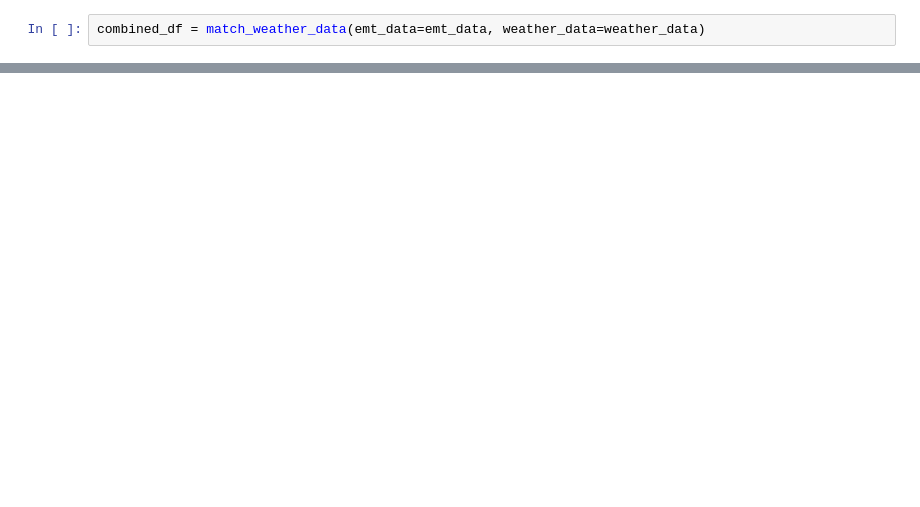
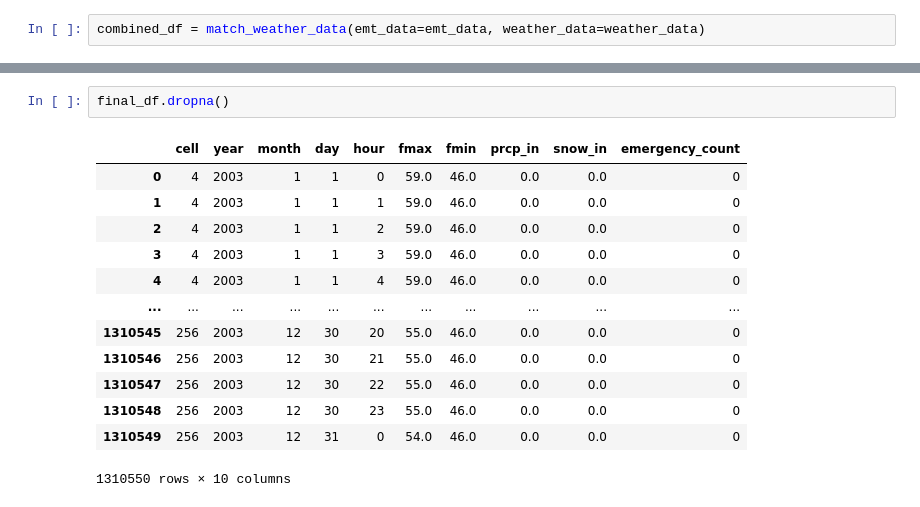
Before and after one commit to phtevesn/EMSHeatMap, a Jupyter notebook: notebooks/examin_raw_emt.ipynb, the cells around one changed output, grey strips where cells are left out. Drawn from its saved outputs; the diff is of its cells as text; blank space fills up the shorter version.

```diff
--- a/notebooks/examin_raw_emt.ipynb
+++ b/notebooks/examin_raw_emt.ipynb
@@ -62,0 +137,16 @@ combined_df = match_weather_data(emt_data=emt_data, weather_data=weather_data)
+# %%
+final_df.dropna()
+# %% [output]
+|  | cell | year | month | day | hour | fmax | fmin | prcp_in | snow_in | emergency_count |
+| 0 | 4 | 2003 | 1 | 1 | 0 | 59.0 | 46.0 | 0.0 | 0.0 | 0 |
+| 1 | 4 | 2003 | 1 | 1 | 1 | 59.0 | 46.0 | 0.0 | 0.0 | 0 |
+| 2 | 4 | 2003 | 1 | 1 | 2 | 59.0 | 46.0 | 0.0 | 0.0 | 0 |
+| 3 | 4 | 2003 | 1 | 1 | 3 | 59.0 | 46.0 | 0.0 | 0.0 | 0 |
+| 4 | 4 | 2003 | 1 | 1 | 4 | 59.0 | 46.0 | 0.0 | 0.0 | 0 |
+| ... | ... | ... | ... | ... | ... | ... | ... | ... | ... | ... |
+| 1310545 | 256 | 2003 | 12 | 30 | 20 | 55.0 | 46.0 | 0.0 | 0.0 | 0 |
+| 1310546 | 256 | 2003 | 12 | 30 | 21 | 55.0 | 46.0 | 0.0 | 0.0 | 0 |
+| 1310547 | 256 | 2003 | 12 | 30 | 22 | 55.0 | 46.0 | 0.0 | 0.0 | 0 |
+| 1310548 | 256 | 2003 | 12 | 30 | 23 | 55.0 | 46.0 | 0.0 | 0.0 | 0 |
+| 1310549 | 256 | 2003 | 12 | 31 | 0 | 54.0 | 46.0 | 0.0 | 0.0 | 0 |
+1310550 rows × 10 columns
```
Also changed, not shown: parts of 9 cells of this notebook, 1 other file.
